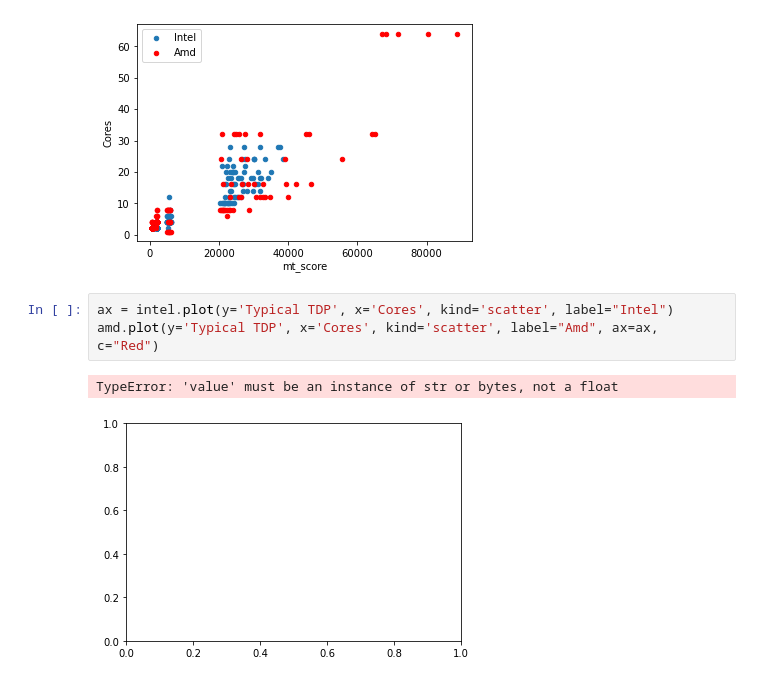
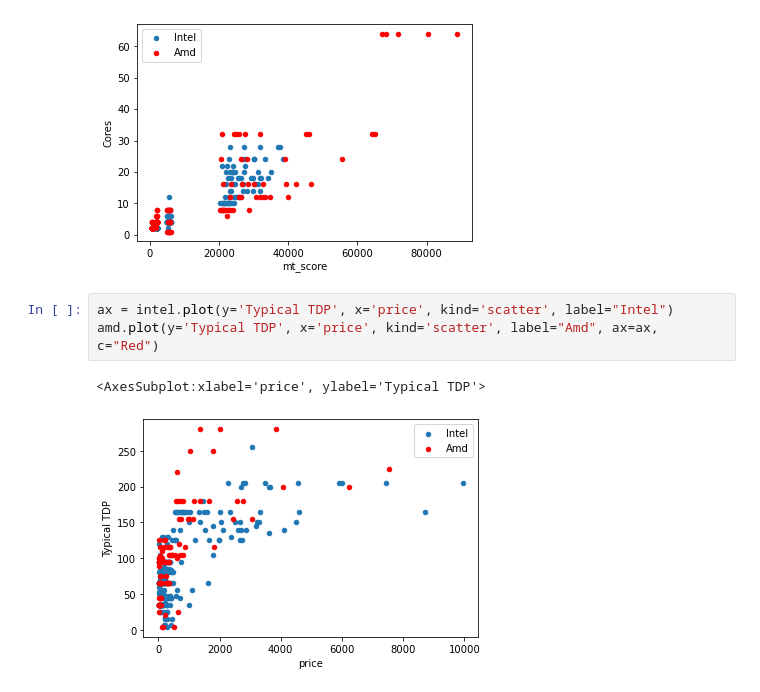
Before and after one commit to cpsc6300/course-project-thomas-wright, a Jupyter notebook: notebooks/3_Simple_Graphs.ipynb, the cells around one changed output. Cells and saved outputs as stored; diff of their text form.

```diff
--- a/notebooks/3_Simple_Graphs.ipynb
+++ b/notebooks/3_Simple_Graphs.ipynb
@@ -84,8 +84,8 @@ amd.plot(y='Cores', x='mt_score', kind='scatter', label="Amd", ax=ax, c="Red")
 <AxesSubplot:xlabel='mt_score', ylabel='Cores'>
 [figure]
 # %%
-ax = intel.plot(y='Typical TDP', x='Cores', kind='scatter', label="Intel")
-amd.plot(y='Typical TDP', x='Cores', kind='scatter', label="Amd", ax=ax, c="Red")
+ax = intel.plot(y='Typical TDP', x='price', kind='scatter', label="Intel")
+amd.plot(y='Typical TDP', x='price', kind='scatter', label="Amd", ax=ax, c="Red")
 # %% [output]
-TypeError: 'value' must be an instance of str or bytes, not a float
+<AxesSubplot:xlabel='price', ylabel='Typical TDP'>
-[figure, old version]
+[figure, new version]
```
Also changed, not shown: parts of 2 cells of this notebook, 3 other files.
